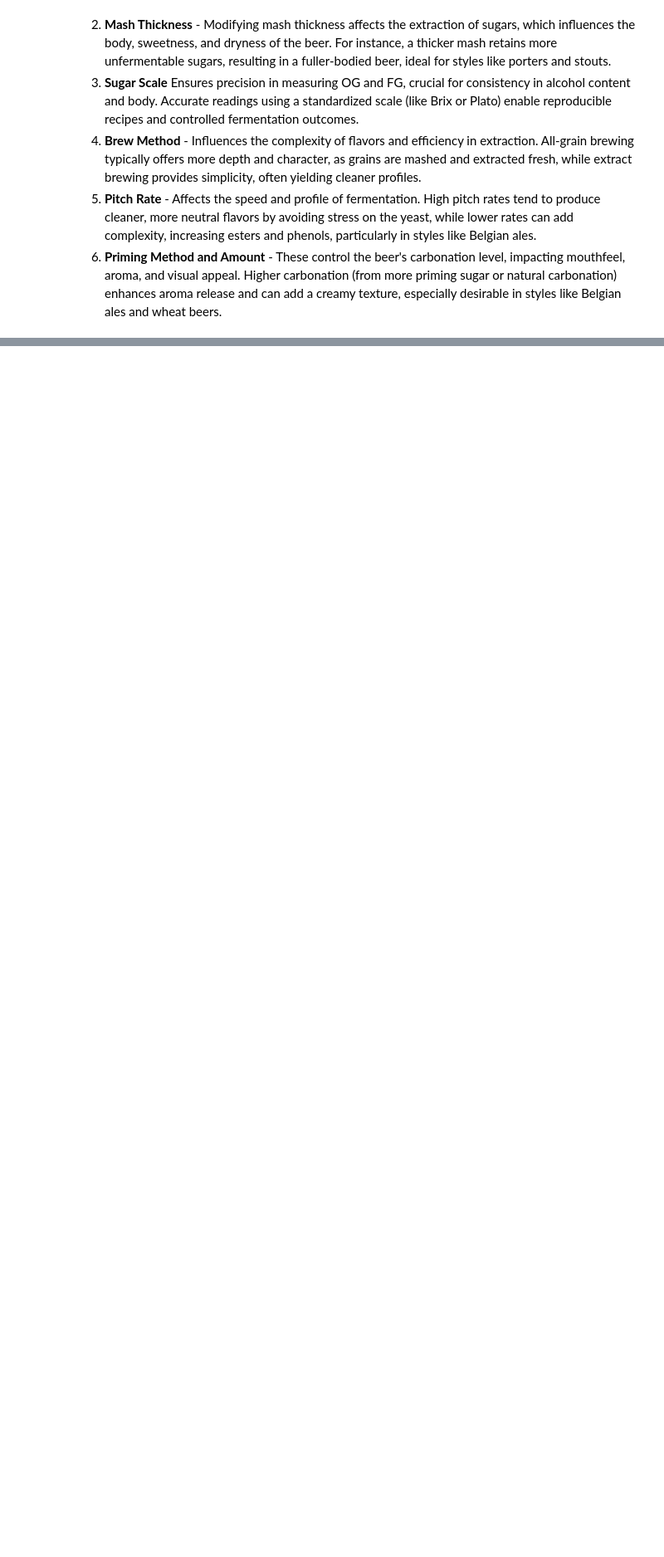
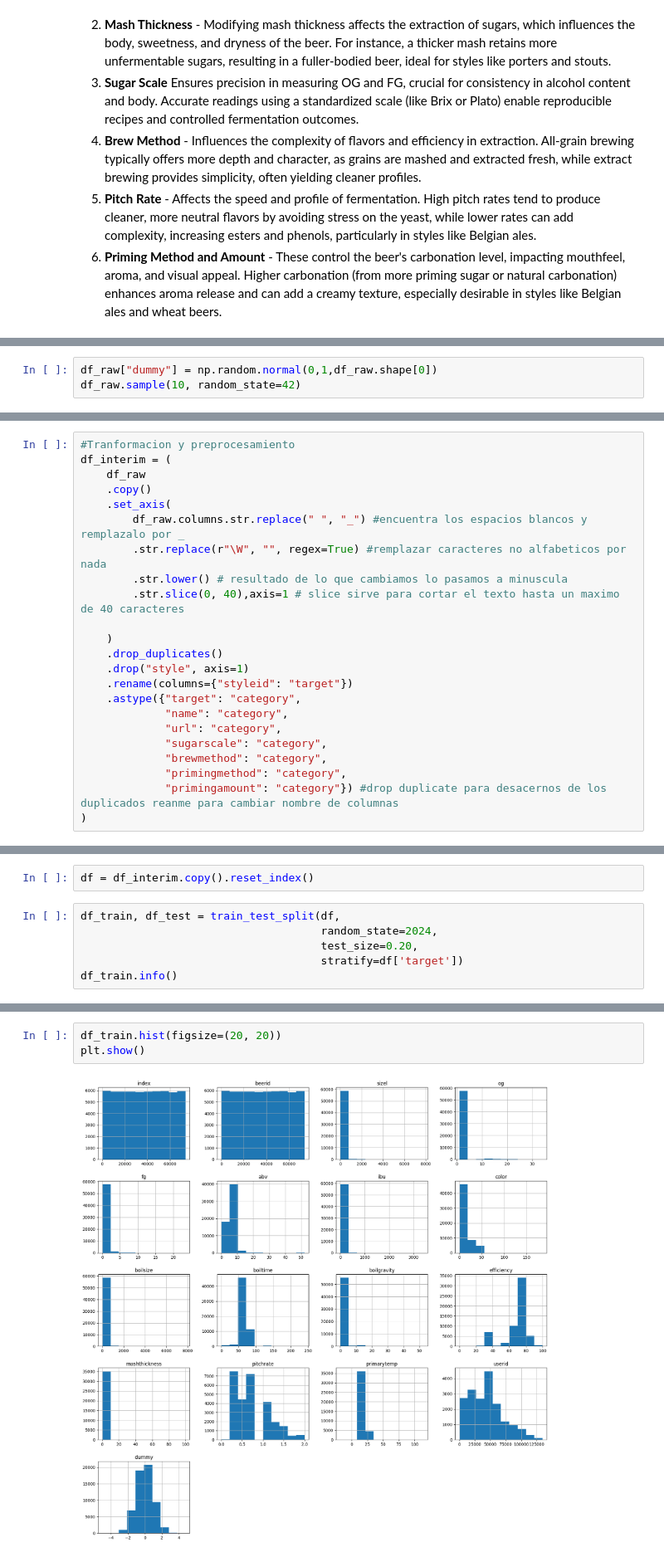
Before and after one commit to a70mico/Final_Project_Data_Science, a Jupyter notebook: src/explore.ipynb, the cells around one changed output, grey strips where cells are left out. Shown at 83% size. Cells and saved outputs as stored; diff of their text form; blank space fills up the shorter version.

```diff
--- a/src/explore.ipynb
+++ b/src/explore.ipynb
@@ -136,0 +169,3 @@ df_raw_style.shape
+# %%
+df_raw["dummy"] = np.random.normal(0,1,df_raw.shape[0])
+df_raw.sample(10, random_state=42)
@@ -256,0 +228,23 @@ np.int64(596)
+# %%
+#Tranformacion y preprocesamiento
+df_interim = (
+    df_raw
+    .copy()
+    .set_axis(
+        df_raw.columns.str.replace(" ", "_") #encuentra los espacios blancos y remplazalo por _
+        .str.replace(r"\W", "", regex=True) #remplazar caracteres no alfabeticos por nada
+        .str.lower() # resultado de lo que cambiamos lo pasamos a minuscula
+        .str.slice(0, 40),axis=1 # slice sirve para cortar el texto hasta un maximo de 40 caracteres
+
+    )
+    .drop_duplicates()
+    .drop("style", axis=1)
+    .rename(columns={"styleid": "target"})
+    .astype({"target": "category",
+             "name": "category",
+             "url": "category",
+             "sugarscale": "category",
+             "brewmethod": "category",
+             "primingmethod": "category",
+             "primingamount": "category"}) #drop duplicate para desacernos de los duplicados reanme para cambiar nombre de columnas
+)
@@ -256,0 +271,8 @@ np.int64(596)
+# %%
+df = df_interim.copy().reset_index()
+# %%
+df_train, df_test = train_test_split(df,
+                                     random_state=2024,
+                                     test_size=0.20,
+                                     stratify=df['target'])
+df_train.info()
@@ -256,0 +343,5 @@ np.int64(596)
+# %%
+df_train.hist(figsize=(20, 20))
+plt.show()
+# %% [output]
+[figure, added]
```
Also changed, not shown: parts of 21 cells of this notebook.
